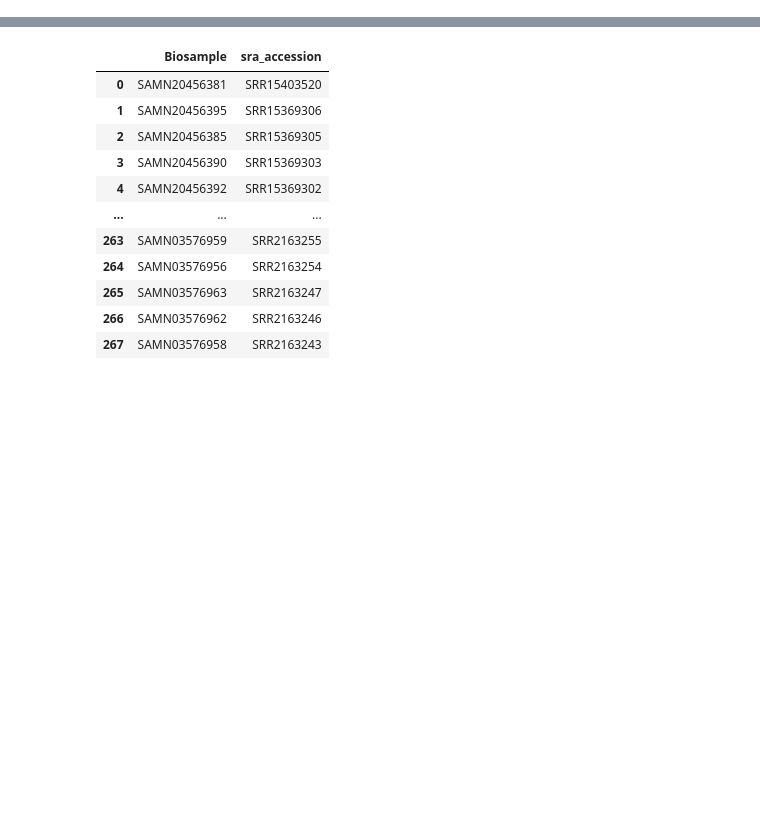
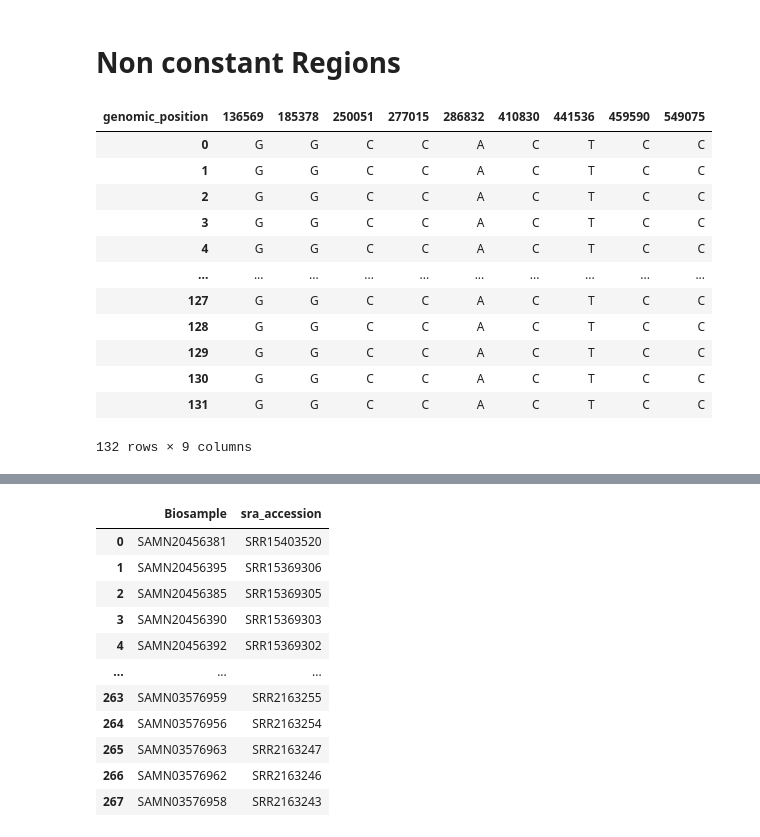
Before and after one commit to omicscodeathon/salmonellaml, a Jupyter notebook: notebooks/preprocessing_04.ipynb, the cells around one changed output, grey strips where cells are left out. Drawn from its saved outputs; the diff is of its cells as text; code cells hidden in the pictures; blank space fills up the shorter version.

```diff
--- a/notebooks/preprocessing_04.ipynb
+++ b/notebooks/preprocessing_04.ipynb
@@ -116,2 +96,0 @@ df
-# %%
-df=df.fillna("N")
@@ -202,0 +123,26 @@ df.head()
+# %%
+# inspect the constant columns
+# Step 2: Remove constant columns
+def non_constant(df):
+    constant_cols = df.columns[df.nunique() ==1]
+#     constant = df[constant_cols]
+    constant
+    return constant
+# %% [markdown]
+# Non constant Regions
+# %%
+non_constant(df_tz)
+# %% [output]
+| genomic_position | 136569 | 185378 | 250051 | 277015 | 286832 | 410830 | 441536 | 459590 | 549075 |
+| 0 | G | G | C | C | A | C | T | C | C |
+| 1 | G | G | C | C | A | C | T | C | C |
+| 2 | G | G | C | C | A | C | T | C | C |
+| 3 | G | G | C | C | A | C | T | C | C |
+| 4 | G | G | C | C | A | C | T | C | C |
+| ... | ... | ... | ... | ... | ... | ... | ... | ... | ... |
+| 127 | G | G | C | C | A | C | T | C | C |
+| 128 | G | G | C | C | A | C | T | C | C |
+| 129 | G | G | C | C | A | C | T | C | C |
+| 130 | G | G | C | C | A | C | T | C | C |
+| 131 | G | G | C | C | A | C | T | C | C |
+132 rows × 9 columns
```
Also changed, not shown: parts of 22 cells of this notebook.
